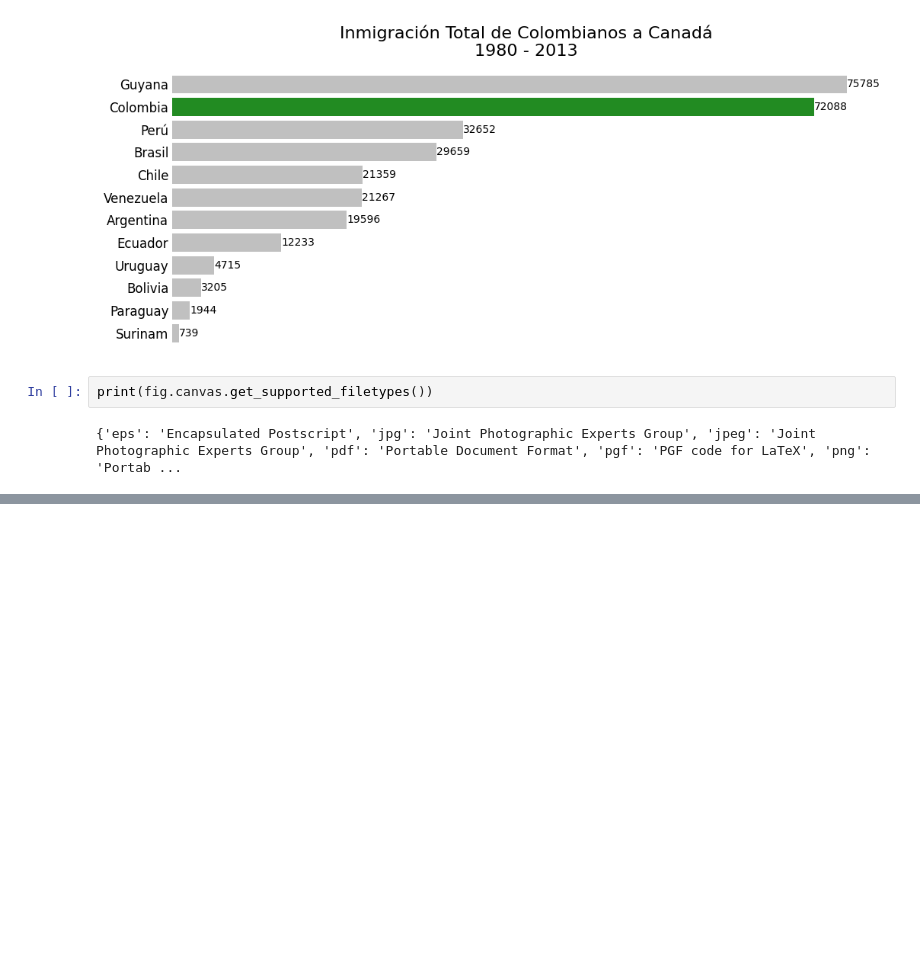
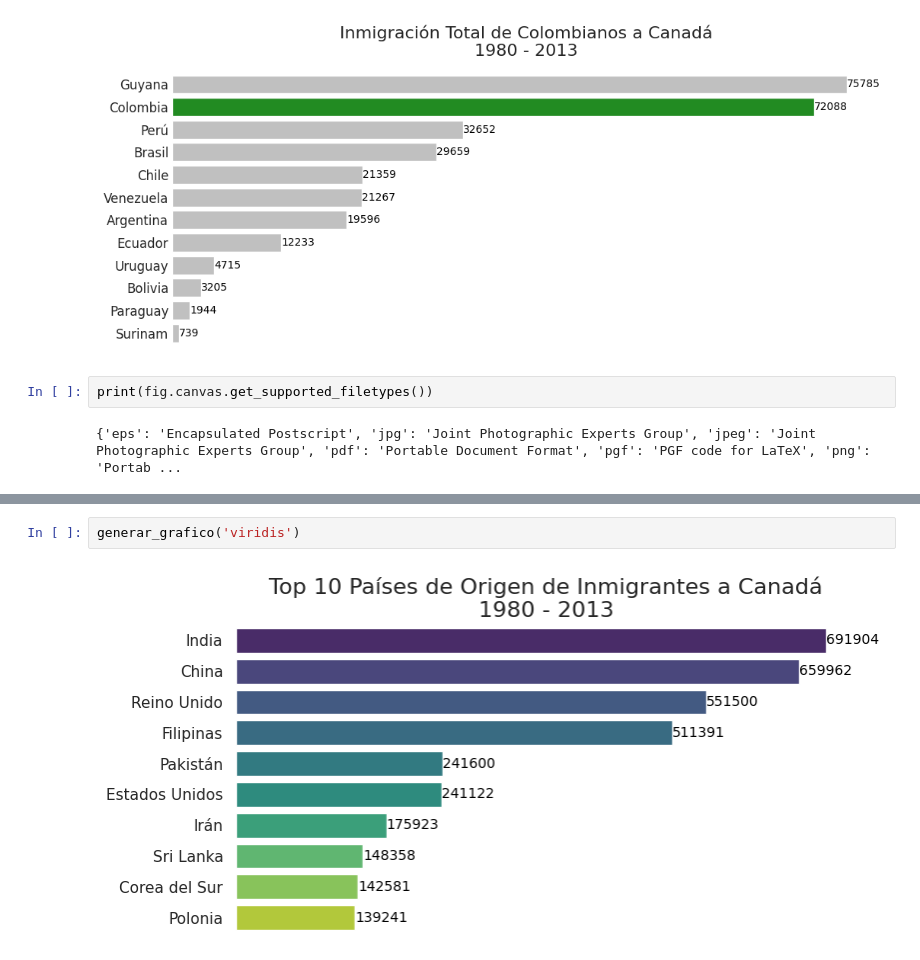
Before and after one commit to LordAguaKate/ETL_Python, a Jupyter notebook: visualizacion_de_datos.ipynb, the cells around one changed output, grey strips where cells are left out. Saved outputs shown, nothing was run; the diff lists cells and outputs as text; blank space fills up the shorter version.

```diff
--- a/visualizacion_de_datos.ipynb
+++ b/visualizacion_de_datos.ipynb
@@ -454,0 +522,4 @@ plt.show()
+# %%
+generar_grafico('viridis')
+# %% [output]
+[figure, added]
```
Also changed, not shown: parts of 28 cells of this notebook, 4 other files.
